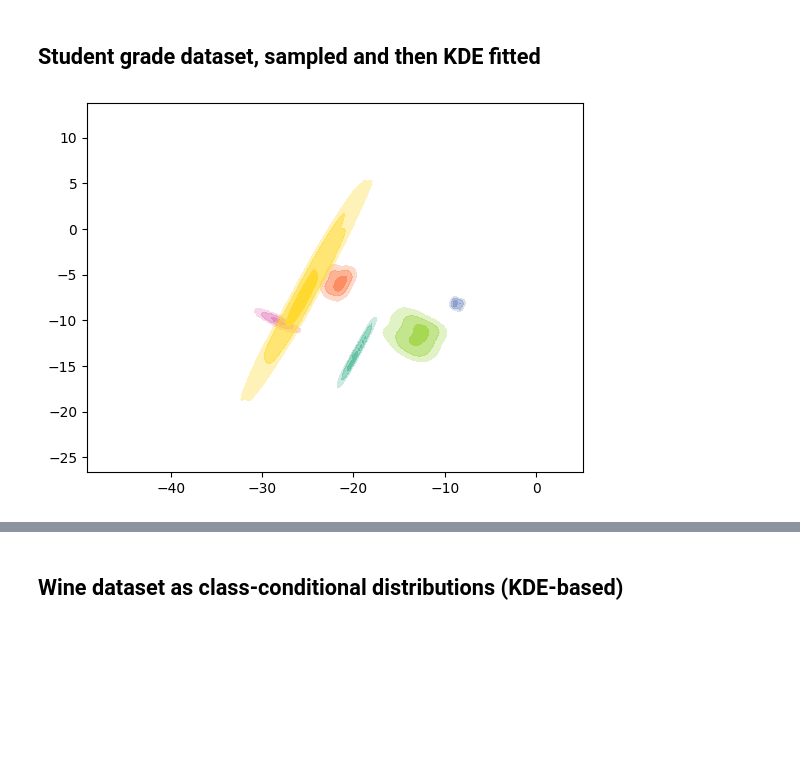
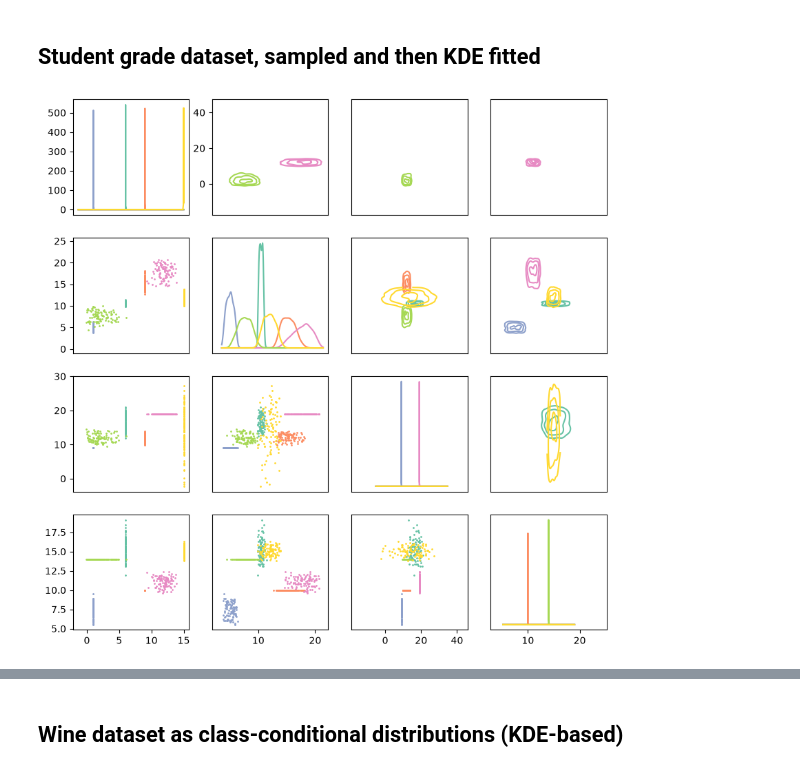
Before and after one commit to UniStuttgart-VISUS/uadapy, a Jupyter notebook: examples/datasets.ipynb, the cells around one changed output, grey strips where cells are left out. Drawn from its saved outputs; the diff is of its cells as text; code cells hidden in the pictures; blank space fills up the shorter version.

Commit message:
individual ranges for 1D densities on diagonal; update datsets notebook to use plots_nd for student grades

```diff
--- a/examples/datasets.ipynb
+++ b/examples/datasets.ipynb
@@ -33,11 +33,9 @@ fig, axs = plot_contour_bands(distribs_lo, show_plot=True)
 ## Student grade dataset, sampled and then KDE fitted
 # %%
 import numpy as np
-distribs_hi = data.load_student_grades(n_samples_per_student=400, random_state=np.random.default_rng(42))
-distribs_hi = [Distribution(uadapy.distributions.gmm_from_kde(d.kde)) for d in distribs_hi]
-distribs_lo = wgmm_uapca(distribs_hi, n_dims=2)
-fig, axs = plot_contour_bands(distribs_lo, show_plot=False)
-axs.set_aspect('equal', adjustable='datalim')
+distribs_hi = data.load_student_grades(n_samples_per_student=1000, random_state=np.random.default_rng(42))
+fig, axs = plot_contour_samples_nd(distribs_hi, n_samples=100, n_samples_kde=1000)
+fig.set_size_inches(10,10)
 fig;
 # %% [output]
-[figure, old version]
+[figure, new version]
```
Also changed, not shown: parts of 2 cells of this notebook, 1 other file.
